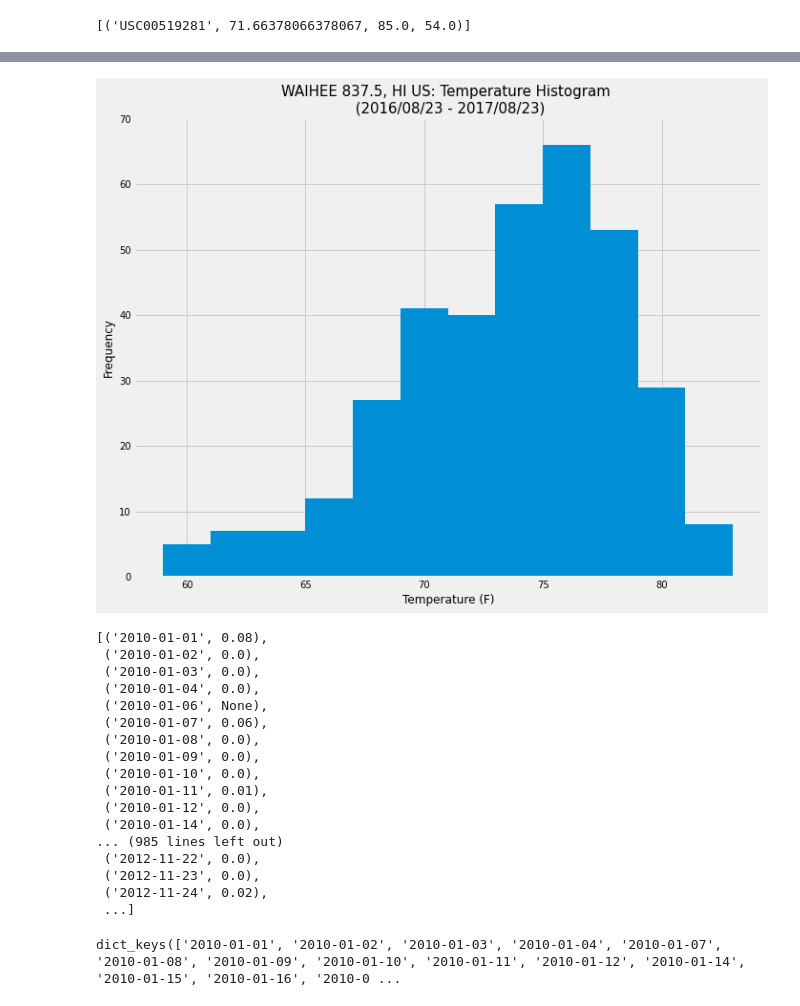
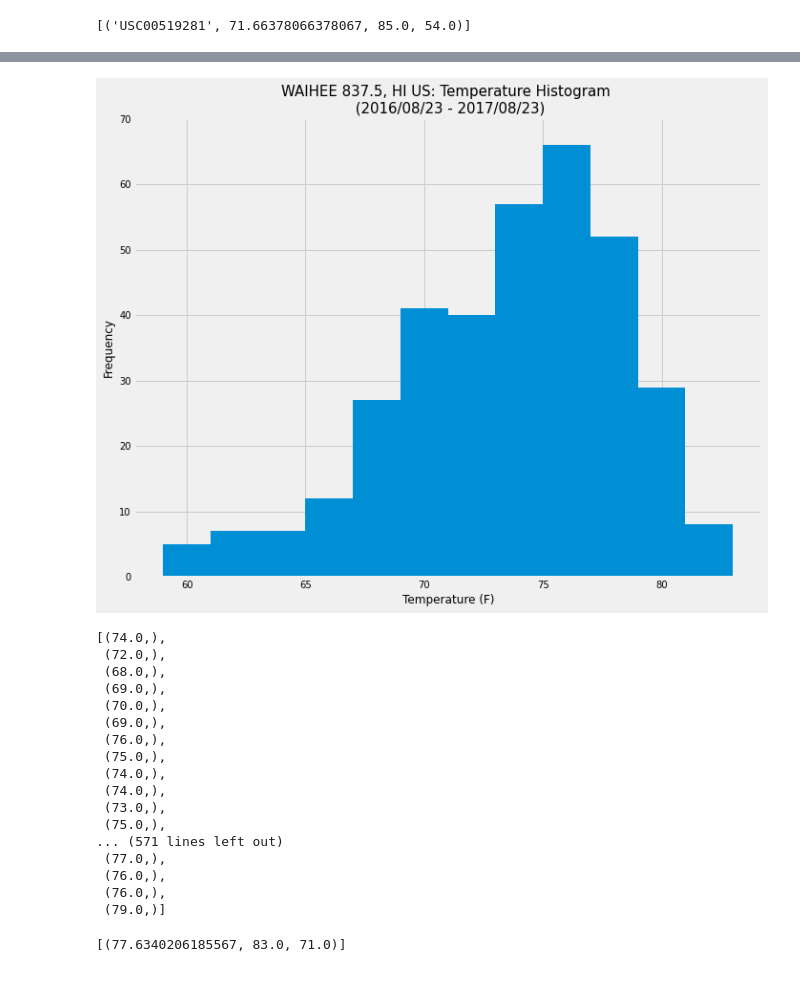
Before and after one commit to KinlayD/sqlalchemy-challenge, a Jupyter notebook: surfs_up.ipynb, the cells around one changed output, grey strips where cells are left out. Drawn from its saved outputs; the diff is of its cells as text; code cells hidden in the pictures.

```diff
--- a/surfs_up.ipynb
+++ b/surfs_up.ipynb
@@ -169,10 +182,9 @@ active_station_query
 # temp observation data for most active station
 
 date_temp_query = session.query(measurement.tobs).\
-    filter(measurement.date >= '2016-08-23').\
+    filter(func.strftime("%Y-%m-%d", measurement.date) > '2016-08-23').\
     filter(measurement.station == 'USC00519281').all()
-date_temp_query
-
-d_df = pd.DataFrame(date_temp_query, columns=['tobs'])
-d_df
+list_tobs = list(np.ravel(date_temp_query))
+temp_st_df = pd.DataFrame({"Tobs": list_tobs})
+temp_st_df.head()
 # %% [output]
@@ -192,42 +197,49 @@ d_df
 # %%
 # histogram
-
-d_df.hist(column='tobs', bins=12, figsize=(10,8))
+temp_st_df.hist(column='Tobs', bins=12, figsize=(10,8))
 plt.title("WAIHEE 837.5, HI US: Temperature Histogram \n (2016/08/23 - 2017/08/23)", fontsize=15)
 plt.xlabel("Temperature (F)", fontsize=12)
 plt.ylabel("Frequency", fontsize=12)
 plt.xticks(fontsize=10)
 plt.yticks(np.arange(0, 80, step=10), fontsize=10)
 plt.tight_layout()
 plt.show()
 # %% [output]
-[figure, old version]
+[figure, new version]
 # %%
-results = session.query(measurement.date, measurement.prcp).all()
-results
+dp_q = session.query(measurement.tobs).\
+    filter(measurement.date >= '2016-01-01').\
+    filter(measurement.station == 'USC00519281').all()
+dp_q
 # %% [output]
-[('2010-01-01', 0.08),
- ('2010-01-02', 0.0),
- ('2010-01-03', 0.0),
- ('2010-01-04', 0.0),
- ('2010-01-06', None),
- ('2010-01-07', 0.06),
- ('2010-01-08', 0.0),
- ('2010-01-09', 0.0),
- ('2010-01-10', 0.0),
- ('2010-01-11', 0.01),
- ('2010-01-12', 0.0),
- ('2010-01-14', 0.0),
-... (985 lines left out)
- ('2012-11-22', 0.0),
- ('2012-11-23', 0.0),
- ('2012-11-24', 0.02),
- ...]
+[(74.0,),
+ (72.0,),
+ (68.0,),
+ (69.0,),
+ (70.0,),
+ (69.0,),
+ (76.0,),
+ (75.0,),
+ (74.0,),
+ (74.0,),
+ (73.0,),
+ (75.0,),
+... (571 lines left out)
+ (77.0,),
+ (76.0,),
+ (76.0,),
+ (79.0,)]
-# %%
-d = {}
-for date, prcp in results:
-    if type(prcp) == float:
-        d.setdefault(date, []).append(prcp)
-d
-# %% [output]
-dict_keys(['2010-01-01', '2010-01-02', '2010-01-03', '2010-01-04', '2010-01-07', '2010-01-08', '2010-01-09', '2010-01-10', '2010-01-11', '2010-01-12', '2010-01-14', '2010-01-15', '2010-01-16', '2010-0 ...
+# %%
+sum_stats = [func.avg(measurement.tobs),
+                    func.max(measurement.tobs),
+                    func.min(measurement.tobs)]
+
+start_temp_q = session.query(*sum_stats).\
+    filter(func.strftime("%Y-%m-%d", measurement.date) >= '2016-06-23').all()
+
+start_end_temp_q = session.query(*sum_stats).\
+    filter(func.strftime("%Y-%m-%d", measurement.date) >= '2016-06-23').\
+    filter(func.strftime("%Y-%m-%d", measurement.date) <= '2016-08-23').all()
+start_end_temp_q
+# %% [output]
+[(77.6340206185567, 83.0, 71.0)]
```
Also changed, not shown: parts of 9 cells of this notebook, 1 other file.
